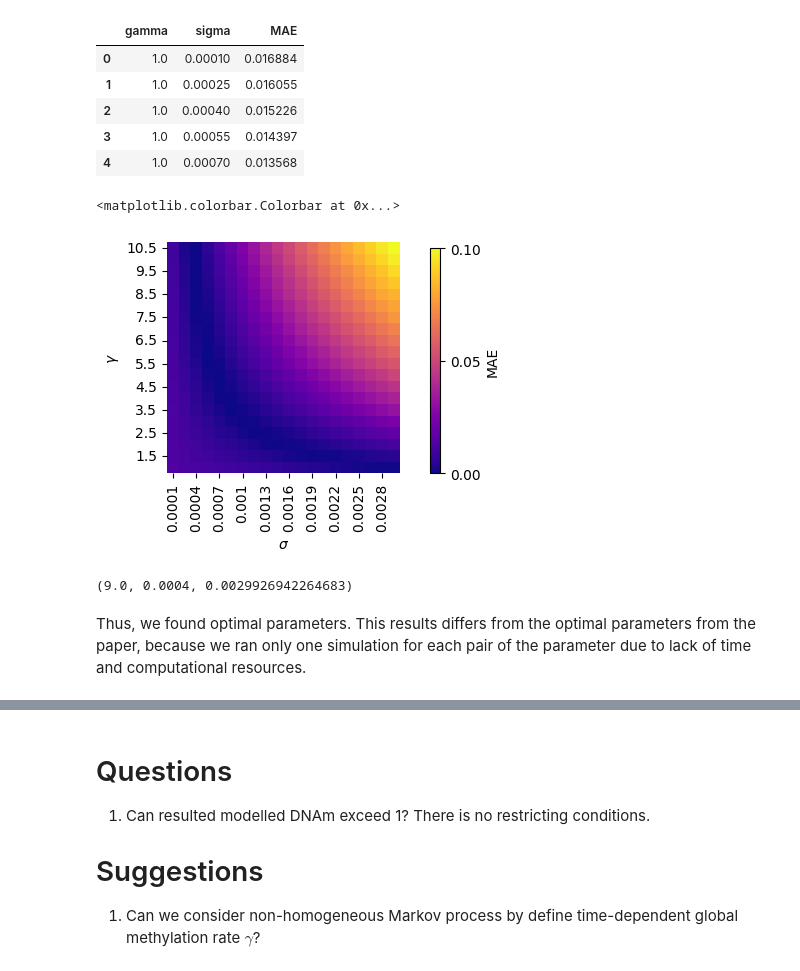
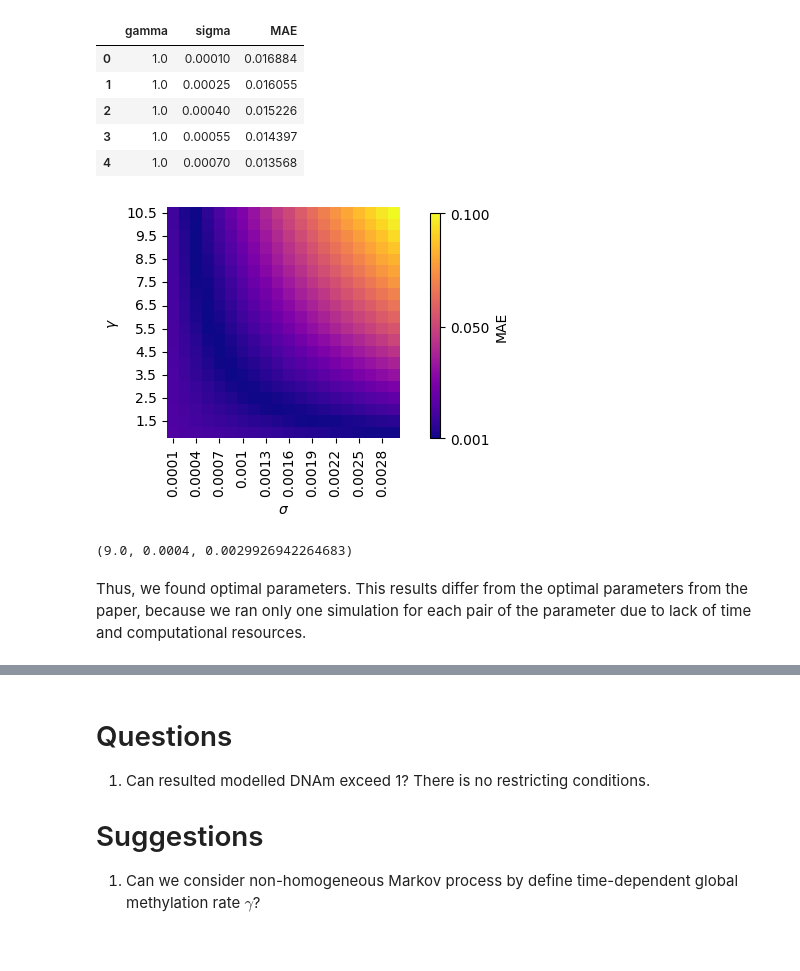
Before and after one commit to ombystoma-young/stochastic-component-epigen-proj, a Jupyter notebook: main.ipynb, the cells around one changed output, grey strips where cells are left out. Cells and saved outputs as stored; diff of their text form; code cells hidden in the pictures.

```diff
--- a/main.ipynb
+++ b/main.ipynb
@@ -453,26 +454,26 @@ scores.head()
 # %%
 scores_tab = scores.pivot(index='gamma', columns='sigma', values='MAE').sort_values('gamma', ascending=False)
 
-norm = Normalize(0, 0.1)
+norm = Normalize(0.001, 0.1)
 
 fig, ax = plt.subplots(figsize=(3,3))
 
 sns.heatmap(scores_tab, cmap='plasma', cbar=None, ax=ax)
 
 ax.set_ylabel('$\gamma$')
 ax.set_xlabel('$\sigma$')
 
 cbar_x, cbar_y = 1, .16
 cbar_len = 0.035
 cbar_heigth = 0.75
 cax = plt.axes((cbar_x, cbar_y-0.05, cbar_len, cbar_heigth))
 plt.colorbar(cm.ScalarMappable(norm, 'plasma'), cax=cax, orientation='vertical',
-             ticks=[0, 0.05, 0.1],
+             ticks=[0.001, 0.05, 0.1],
              label='MAE', location='right'
             )
+plt.show()
 # %% [output]
-<matplotlib.colorbar.Colorbar at 0x...>
-[figure, old version]
+[figure, new version]
 # %%
 opt_scores = scores.iloc[scores['MAE'].idxmin()]
 gamma, sigma, mae = opt_scores
@@ -480,4 +481,4 @@ gamma, sigma, mae
 # %% [output]
 (9.0, 0.0004, 0.0029926942264683)
 # %% [markdown]
-Thus, we found optimal parameters. This results differs from the optimal parameters from the paper, because we ran only one simulation for each pair of the parameter due to lack of time and computational resources.
+Thus, we found optimal parameters. This results differ from the optimal parameters from the paper, because we ran only one simulation for each pair of the parameter due to lack of time and computational resources.
```
Also changed, not shown: parts of 17 cells of this notebook, 5 other files.
